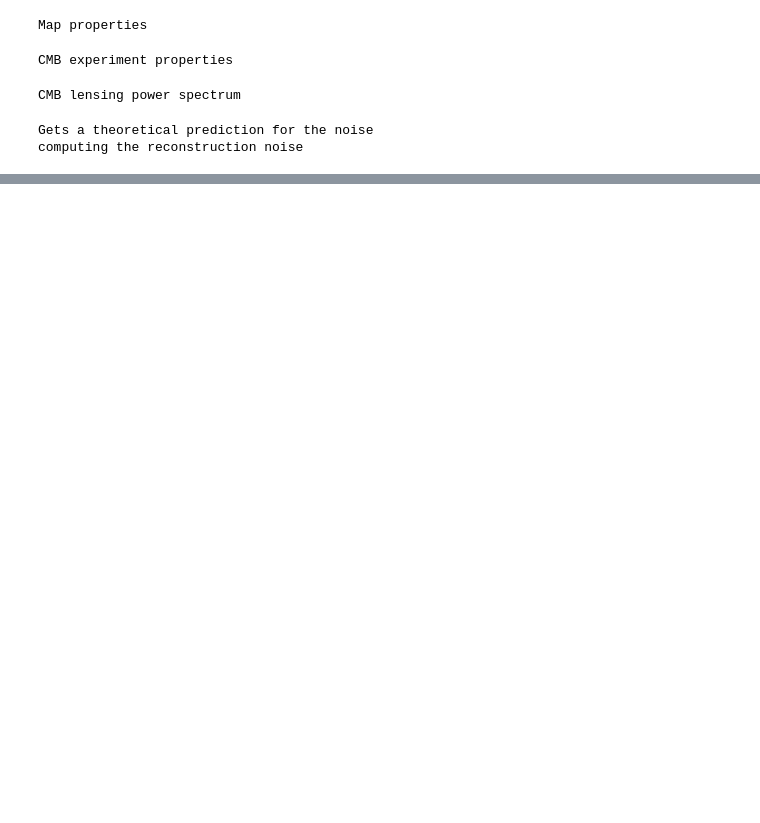
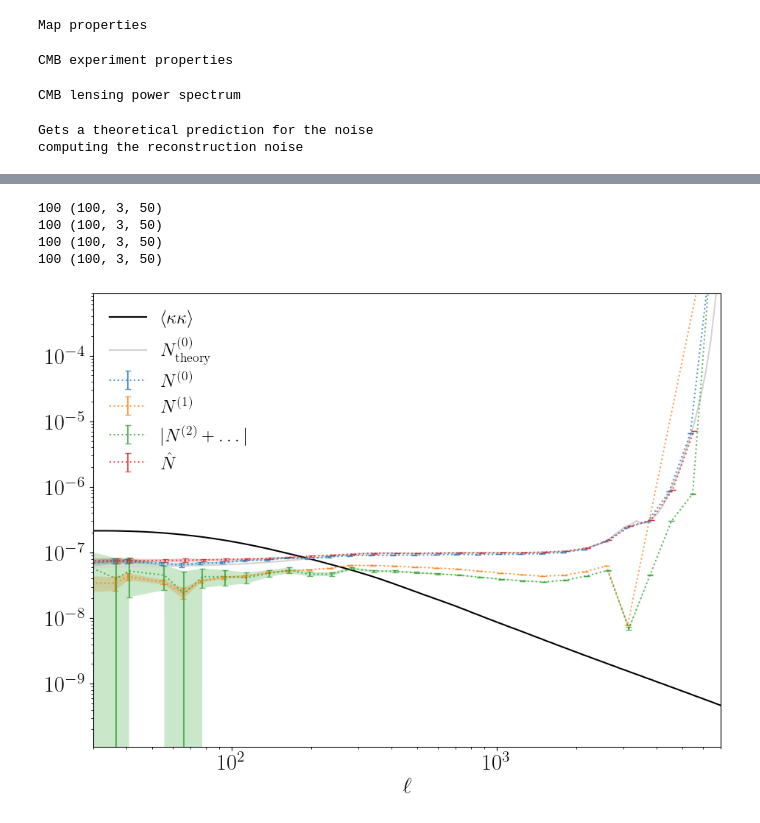
Before and after one commit to DelonShen/LensQuEst, a Jupyter notebook: dev/gen_estimators_unmasked_aux.ipynb, the cells around one changed output, grey strips where cells are left out. Drawn from its saved outputs; the diff is of its cells as text; code cells hidden in the pictures; blank space fills up the shorter version.

```diff
--- a/dev/gen_estimators_unmasked_aux.ipynb
+++ b/dev/gen_estimators_unmasked_aux.ipynb
@@ -339,0 +390,14 @@ plt.savefig('figures/Ni_decomposed.pdf', bbox_inches='tight')
+# %%
+graph_from_keys([
+    'N0',
+    'N1',
+    'N2+',
+    'Nhat'
+], offset=0.01)
+plt.savefig('figures/Ni_decomposed_just_N.pdf')
+# %% [output]
+100 (100, 3, 50)
+100 (100, 3, 50)
+100 (100, 3, 50)
+100 (100, 3, 50)
+[figure, added]
```
Also changed, not shown: parts of 14 cells of this notebook, 9 other files.
